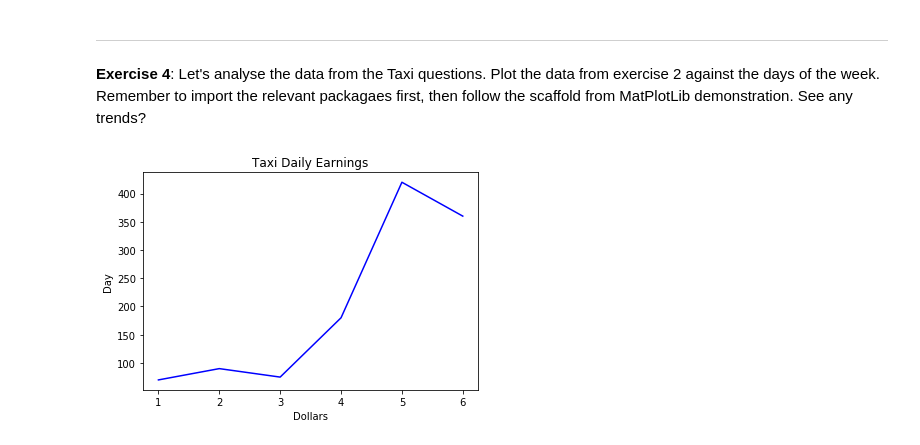
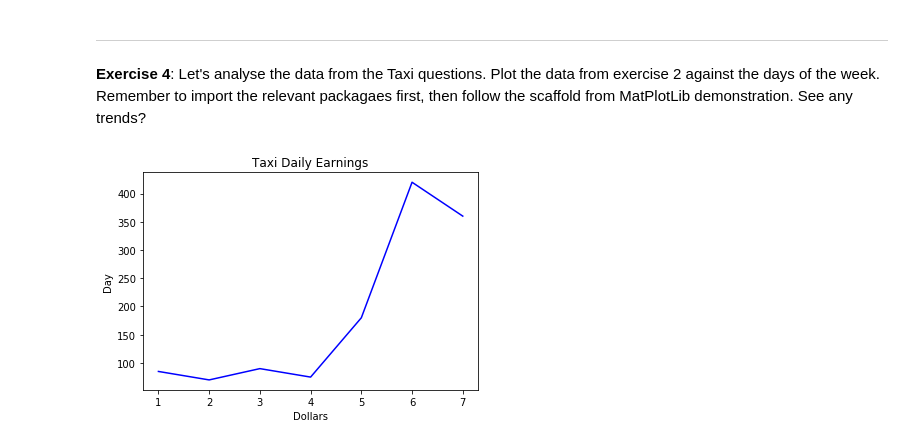
Before and after one commit to jeffreycklo/bisa_python_workshop, a Jupyter notebook: activity_1_solution.ipynb, the cells around one changed output. Saved outputs shown, nothing was run; the diff lists cells and outputs as text; code cells hidden in the pictures.

```diff
--- a/activity_1_solution.ipynb
+++ b/activity_1_solution.ipynb
@@ -182,5 +137,5 @@ fare
 # %%
-nums = [70, 90, 75, 180, 420, 360]
+daily_wage = [85, 70, 90, 75, 180, 420, 360]
 #your code here!
-print("His total greens for the week is: $" + str(sum(nums)))
+print("His total greens for the week is: $" + str(sum(daily_wage)))
 # %% [output]
@@ -211,10 +166,10 @@ Hitchcock Sand
 # %%
 #your code here!
 plt.title("Taxi Daily Earnings")
 plt.xlabel("Dollars")
 plt.ylabel("Day")
-x = ['1', '2', '3', '4', '5', '6']
-plt.plot(x, nums, 'b') # 'b' is colour of line (blue)
+x = np.arange(1,8)
+plt.plot(x, daily_wage, 'b') # 'b' is colour of line (blue)
 plt.show()
 # %% [output]
-[figure, old version]
+[figure, new version]
```
Also changed, not shown: parts of 29 cells of this notebook, 3 other files.
